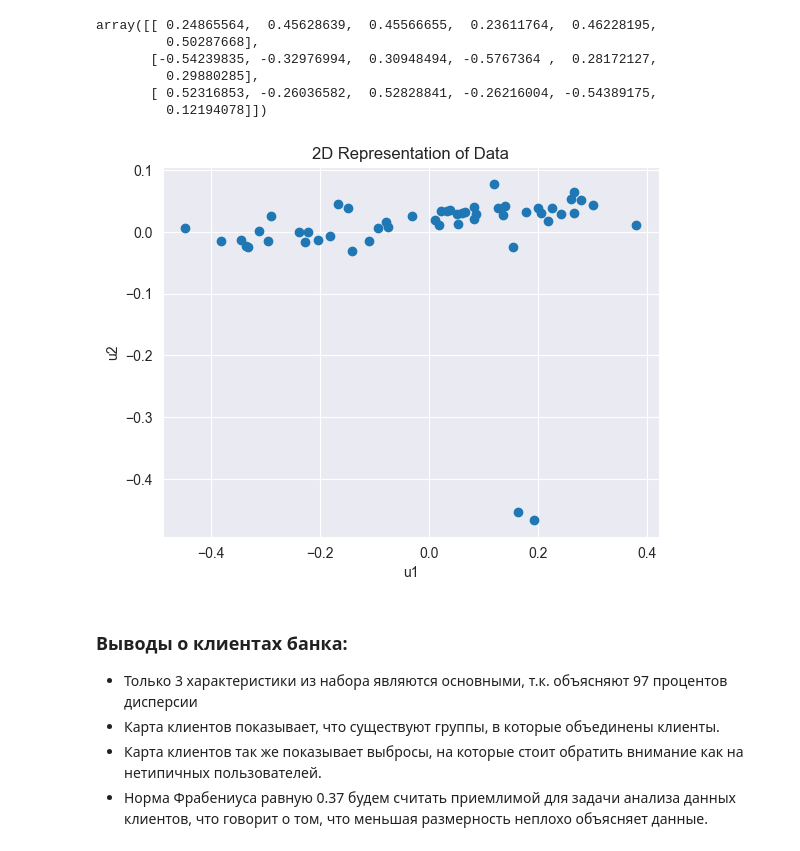
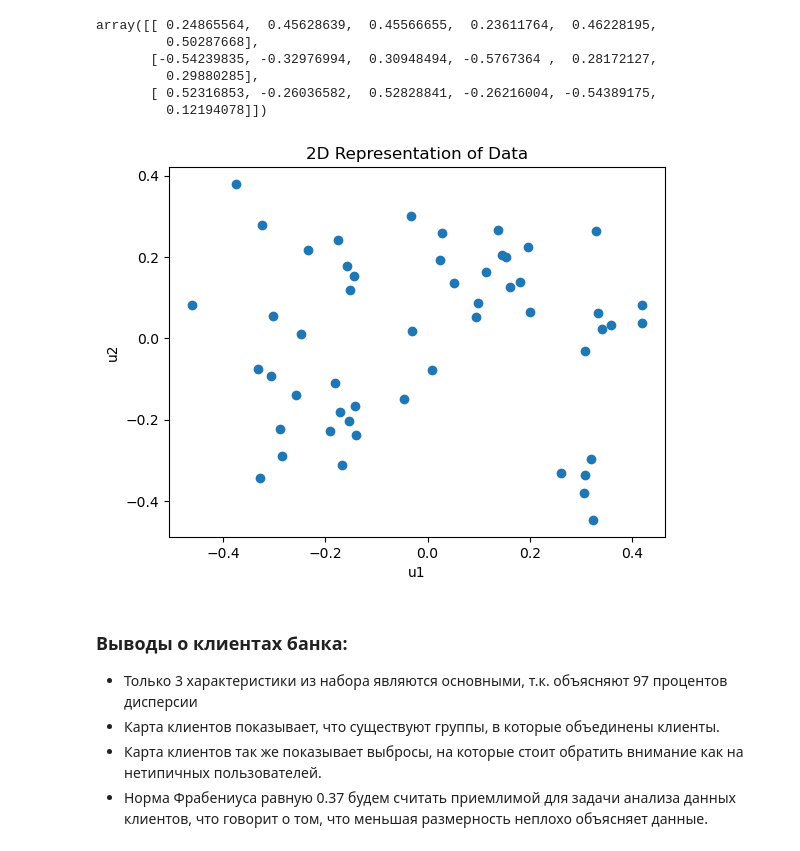
Before and after one commit to Nikita-Seomin/Mag_IAD_methods_data_analysis, a Jupyter notebook: lab1.ipynb, the cells around one changed output. Drawn from its saved outputs; the diff is of its cells as text; code cells hidden in the pictures.

```diff
--- a/lab1.ipynb
+++ b/lab1.ipynb
@@ -556,13 +556,13 @@ array([[ 0.24865564,  0.45628639,  0.45566655,  0.23611764,  0.46228195,
 # %%
 # Визуализация для 0 и 1
 if k >= 2:
-    plt.scatter(Z_reduced[:, 1], Z_reduced[:, 2])
+    plt.scatter(Z_reduced[:, 0], Z_reduced[:, 1])
     plt.title('2D Representation of Data')
     plt.xlabel('u1')
     plt.ylabel('u2')
     plt.show()
 # %% [output]
-[figure, old version]
+[figure, new version]
 # %% [markdown]
 ### Выводы о клиентах банка:
 
```
Also changed, not shown: parts of 12 cells of this notebook.
